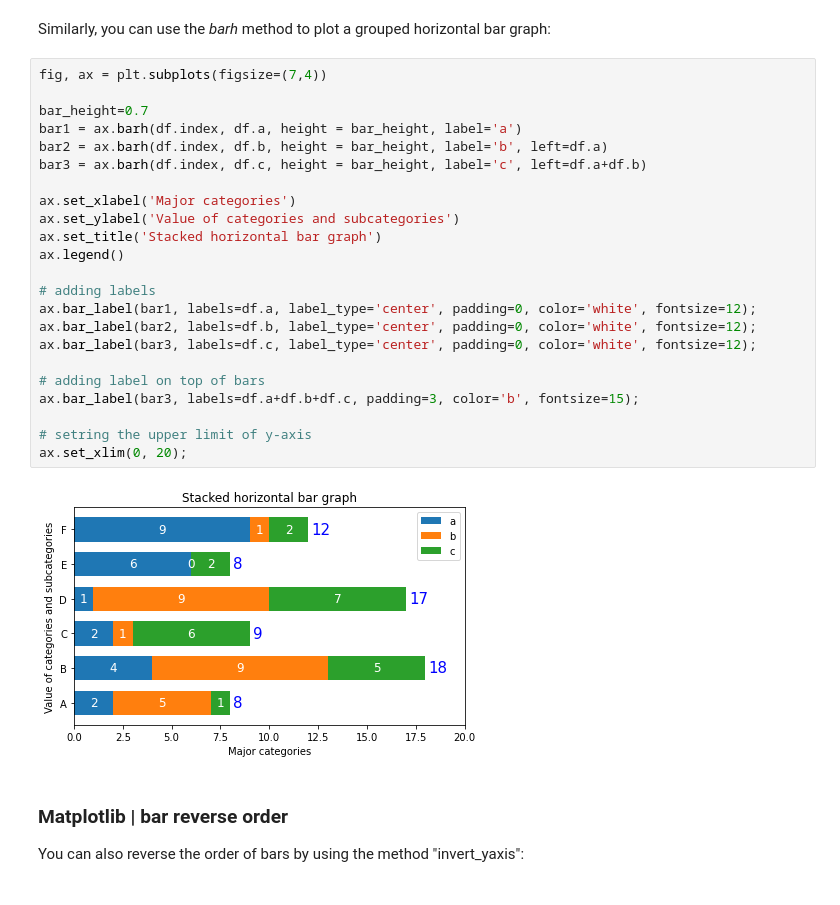
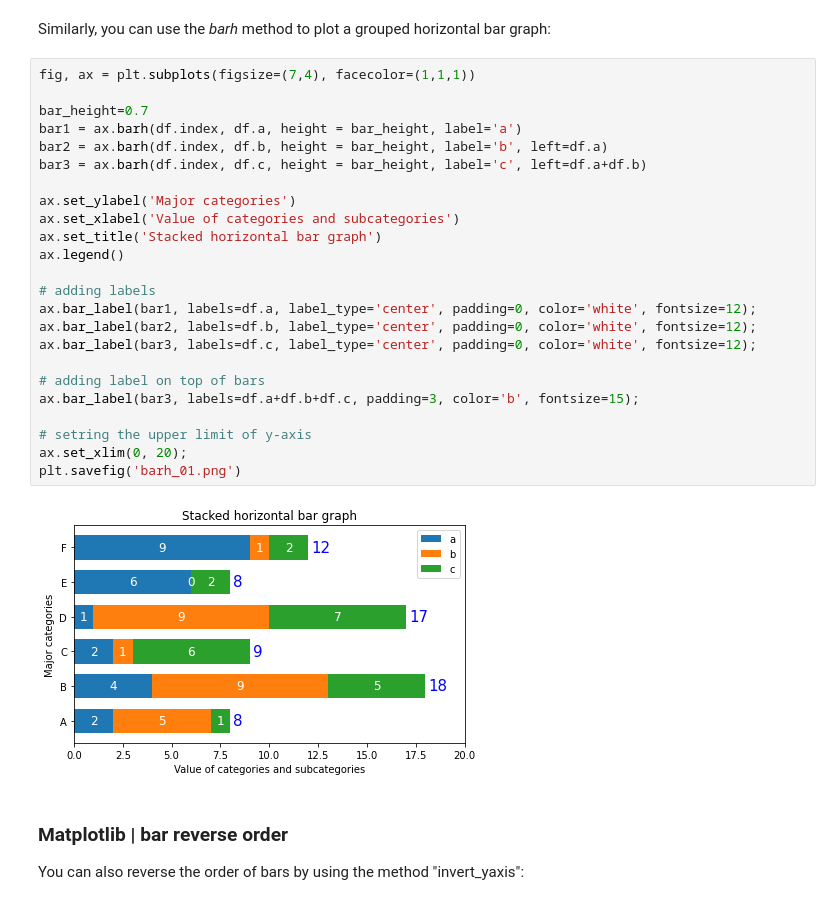
Before and after one commit to am-0code1/python_tutorials, a Jupyter notebook: tutorials/python_stacked_bar_chart_01.ipynb, the cells around one changed output. Cells and saved outputs as stored; diff of their text form.

Commit message:
fixing the label of x and y axes in a figure

```diff
--- a/tutorials/python_stacked_bar_chart_01.ipynb
+++ b/tutorials/python_stacked_bar_chart_01.ipynb
@@ -134,30 +136,31 @@ The amount of coding needed in this approach is way more than that in the case o
 # %% [markdown]
 Similarly, you can use the _barh_ method to plot a grouped horizontal bar graph:
 # %%
-fig, ax = plt.subplots(figsize=(7,4))
+fig, ax = plt.subplots(figsize=(7,4), facecolor=(1,1,1))
 
 bar_height=0.7
 bar1 = ax.barh(df.index, df.a, height = bar_height, label='a')
 bar2 = ax.barh(df.index, df.b, height = bar_height, label='b', left=df.a)
 bar3 = ax.barh(df.index, df.c, height = bar_height, label='c', left=df.a+df.b)
 
-ax.set_xlabel('Major categories')
-ax.set_ylabel('Value of categories and subcategories')
+ax.set_ylabel('Major categories')
+ax.set_xlabel('Value of categories and subcategories')
 ax.set_title('Stacked horizontal bar graph')
 ax.legend()
 
 # adding labels
 ax.bar_label(bar1, labels=df.a, label_type='center', padding=0, color='white', fontsize=12);
 ax.bar_label(bar2, labels=df.b, label_type='center', padding=0, color='white', fontsize=12);
 ax.bar_label(bar3, labels=df.c, label_type='center', padding=0, color='white', fontsize=12);
 
 # adding label on top of bars
 ax.bar_label(bar3, labels=df.a+df.b+df.c, padding=3, color='b', fontsize=15);
 
 # setring the upper limit of y-axis
 ax.set_xlim(0, 20);
+plt.savefig('barh_01.png')
 # %% [output]
-[figure, old version]
+[figure, new version]
 # %% [markdown]
 ### Matplotlib | bar reverse order
 You can also reverse the order of bars by using the method "invert_yaxis":
```
Also changed, not shown: parts of 2 cells of this notebook.
